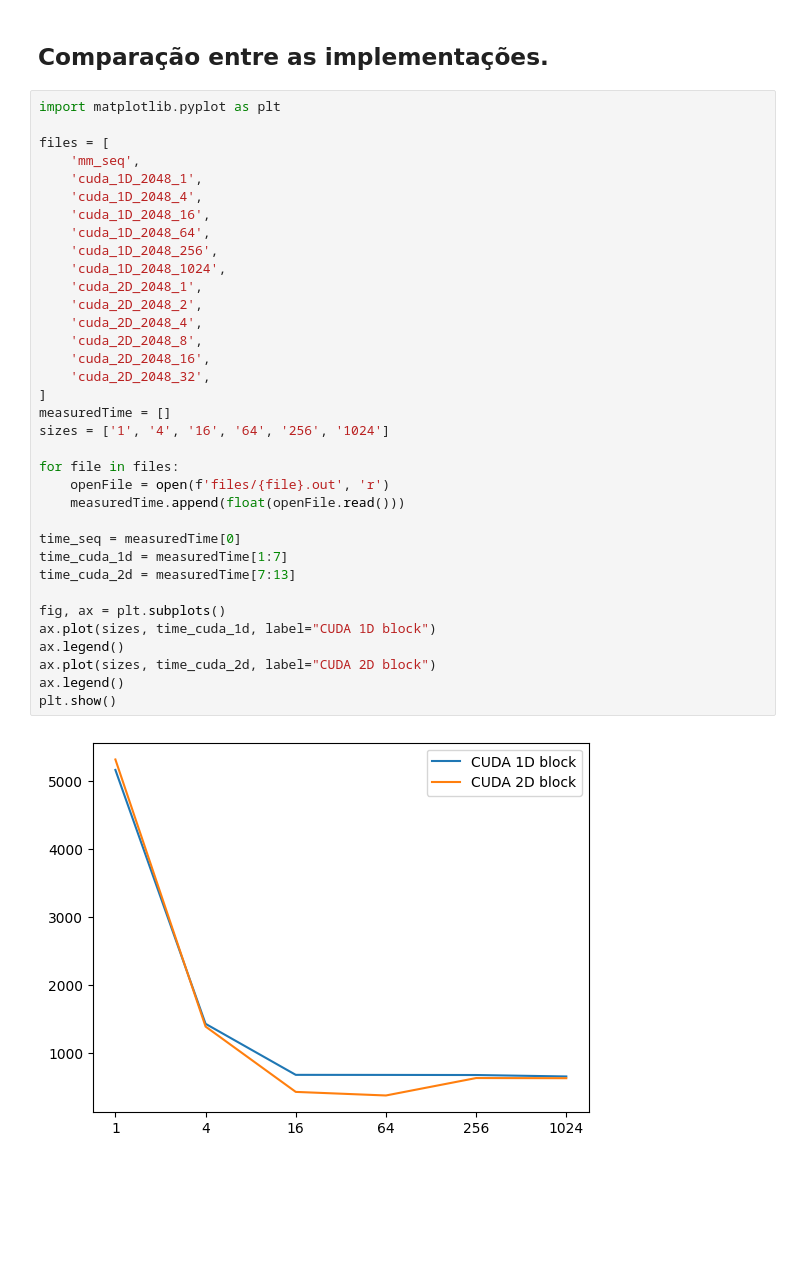
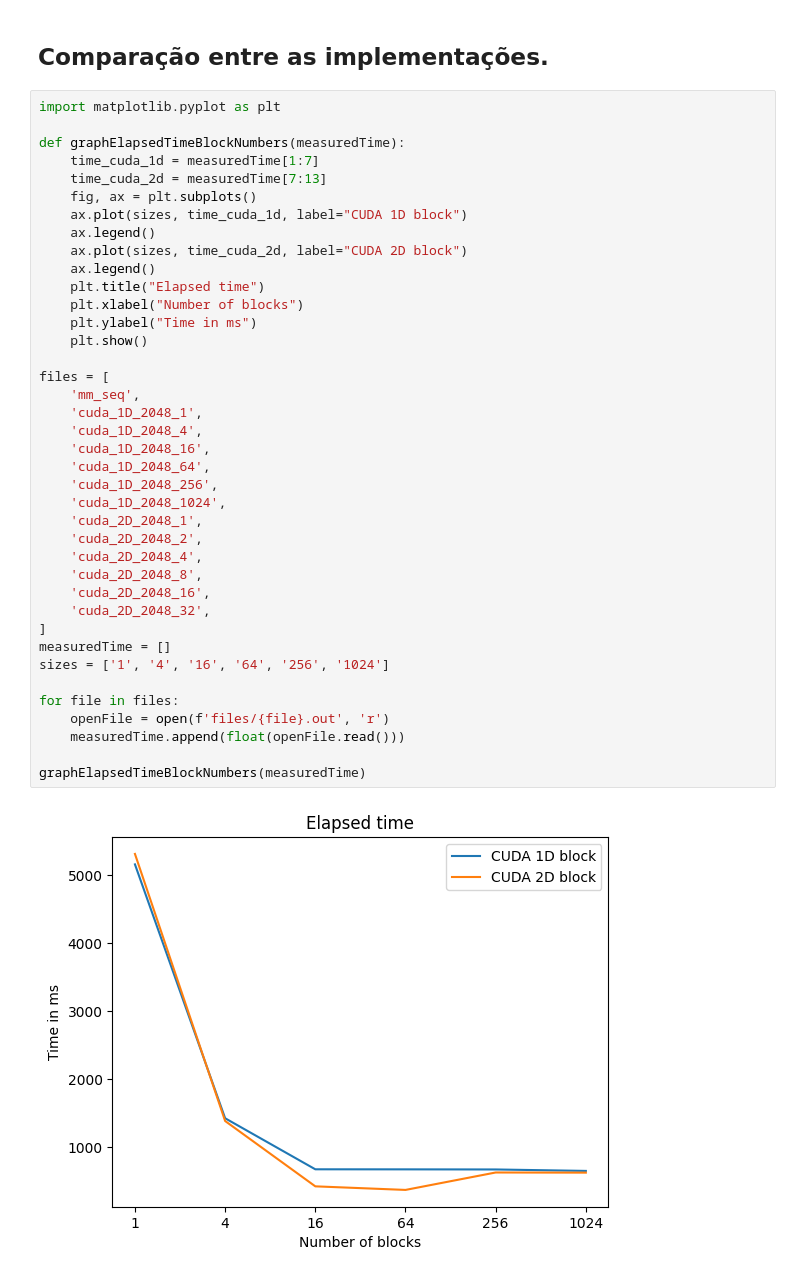
Before and after one commit to Vitorrecoaro/PPD-Matrix_multiplication_with_CUDA, a Jupyter notebook: Multiplicacao_Matrizes_Vitor_Recoaro.ipynb, the cells around one changed output. Drawn from its saved outputs; the diff is of its cells as text; blank space fills up the shorter version.

Commit message:
refactor: Python script, to show graphs

```diff
--- a/Multiplicacao_Matrizes_Vitor_Recoaro.ipynb
+++ b/Multiplicacao_Matrizes_Vitor_Recoaro.ipynb
@@ -370,38 +370,42 @@ Overwriting files/mm_cuda_1d.cu
 ## Comparação entre as implementações.
 # %%
 import matplotlib.pyplot as plt
+
+def graphElapsedTimeBlockNumbers(measuredTime):
+    time_cuda_1d = measuredTime[1:7]
+    time_cuda_2d = measuredTime[7:13]
+    fig, ax = plt.subplots()
+    ax.plot(sizes, time_cuda_1d, label="CUDA 1D block")
+    ax.legend()
+    ax.plot(sizes, time_cuda_2d, label="CUDA 2D block")
+    ax.legend()
+    plt.title("Elapsed time")
+    plt.xlabel("Number of blocks")
+    plt.ylabel("Time in ms")
+    plt.show()
 
 files = [
     'mm_seq',
     'cuda_1D_2048_1',
     'cuda_1D_2048_4',
     'cuda_1D_2048_16',
     'cuda_1D_2048_64',
     'cuda_1D_2048_256',
     'cuda_1D_2048_1024',
     'cuda_2D_2048_1',
     'cuda_2D_2048_2',
     'cuda_2D_2048_4',
     'cuda_2D_2048_8',
     'cuda_2D_2048_16',
     'cuda_2D_2048_32',
 ]
 measuredTime = []
 sizes = ['1', '4', '16', '64', '256', '1024']
 
 for file in files:
     openFile = open(f'files/{file}.out', 'r')
     measuredTime.append(float(openFile.read()))
 
-time_seq = measuredTime[0]
-time_cuda_1d = measuredTime[1:7]
-time_cuda_2d = measuredTime[7:13]
-
-fig, ax = plt.subplots()
-ax.plot(sizes, time_cuda_1d, label="CUDA 1D block")
-ax.legend()
-ax.plot(sizes, time_cuda_2d, label="CUDA 2D block")
-ax.legend()
-plt.show()
+graphElapsedTimeBlockNumbers(measuredTime)
 # %% [output]
-[figure, old version]
+[figure, new version]
```
